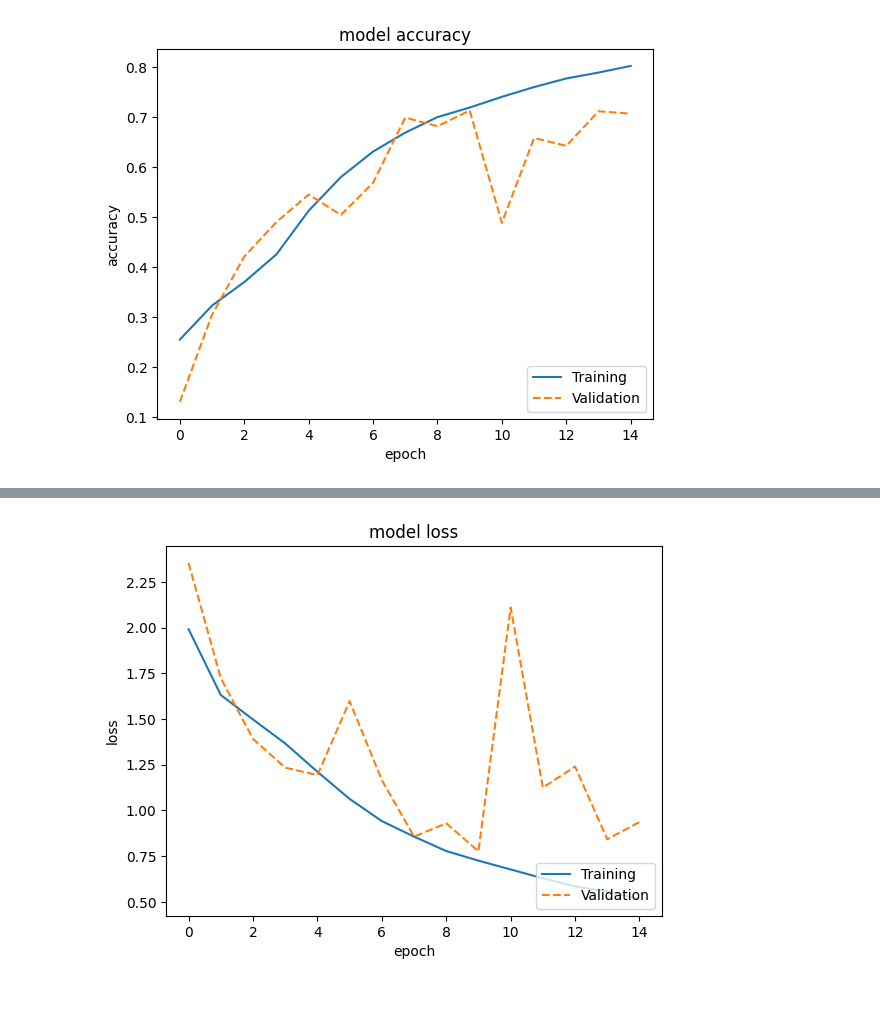
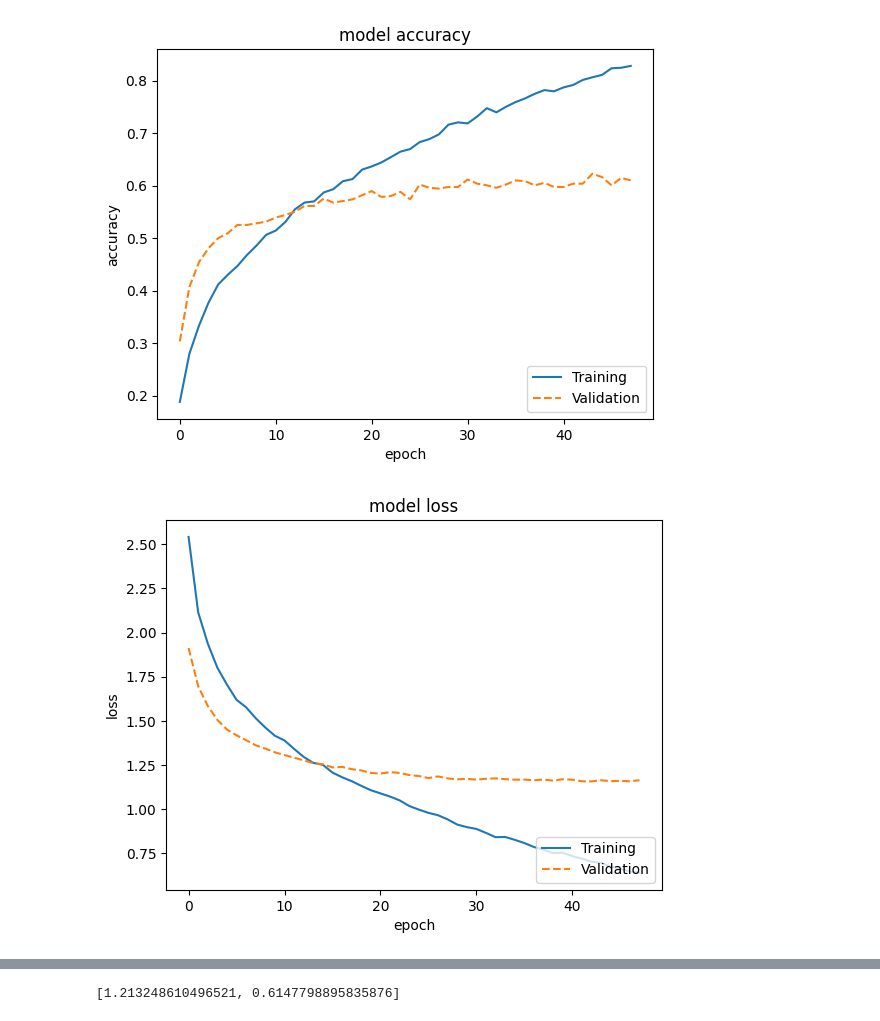
Before and after one commit to amothm80/ics504project, a Jupyter notebook: mel_training.ipynb, the cells around one changed output, grey strips where cells are left out. Cells and saved outputs as stored; diff of their text form; code cells hidden in the pictures.

```diff
--- a/mel_training.ipynb
+++ b/mel_training.ipynb
@@ -26,7 +26,7 @@ I0000 00:00:1776983571.708033  139806 port.cc:153] oneDNN custom operations are
 # %%
-BATCH_SIZE = 64
+BATCH_SIZE = 32
 NUM_CLASSES = 8
-EPOCHS = 50
+EPOCHS = 500
 SAMPLE_RATE = 16000
 OUT_SEQ_LEN = 72000
 # %%
@@ -89,14 +96,12 @@ model.compile(
 # %%
-keras.backend.clear_session(free_memory=True)
-history = model.fit(train_ds,
+history_5 = model_5.fit(train_ds,
         batch_size=BATCH_SIZE,
         epochs=EPOCHS,
-        validation_data=val_ds,
+          validation_data=val_ds,
         callbacks=[
         keras.callbacks.EarlyStopping(
             monitor="val_loss",
-            patience=EPOCHS/10,
+            patience=5,
             restore_best_weights=True,
-        )]
-        )
+        )]        )
 # %% [output]
@@ -120,10 +125,19 @@ Epoch 15/50
 # %%
-plt.plot(history.history['sparse_categorical_accuracy'])
-plt.plot(history.history['val_sparse_categorical_accuracy'],linestyle='--')
+plt.plot(history_5.history['sparse_categorical_accuracy'])
+plt.plot(history_5.history['val_sparse_categorical_accuracy'],linestyle='--')
 plt.title('model accuracy')
 plt.ylabel('accuracy')
 plt.xlabel('epoch')
 plt.legend(['Training', 'Validation'], loc='lower right')
 plt.show()
+plt.plot(history_5.history['loss'])
+plt.plot(history_5.history['val_loss'],linestyle='--')
+plt.title('model loss')
+plt.ylabel('loss')
+plt.xlabel('epoch')
+plt.legend(['Training', 'Validation'], loc='lower right')
+plt.show()
+model_5.evaluate(test_ds)
 # %% [output]
-[figure, old version]
+[figure, new version]
+[figure, added]
@@ -130,10 +145 @@ plt.show()
+[1.213248610496521, 0.6147798895835876]
-# %%
-plt.plot(history.history['loss'])
-plt.plot(history.history['val_loss'],linestyle='--')
-plt.title('model loss')
-plt.ylabel('loss')
-plt.xlabel('epoch')
-plt.legend(['Training', 'Validation'], loc='lower right')
-plt.show()
-# %% [output]
-[figure, removed]
```
Also changed, not shown: parts of 9 cells of this notebook, 5 other files.
